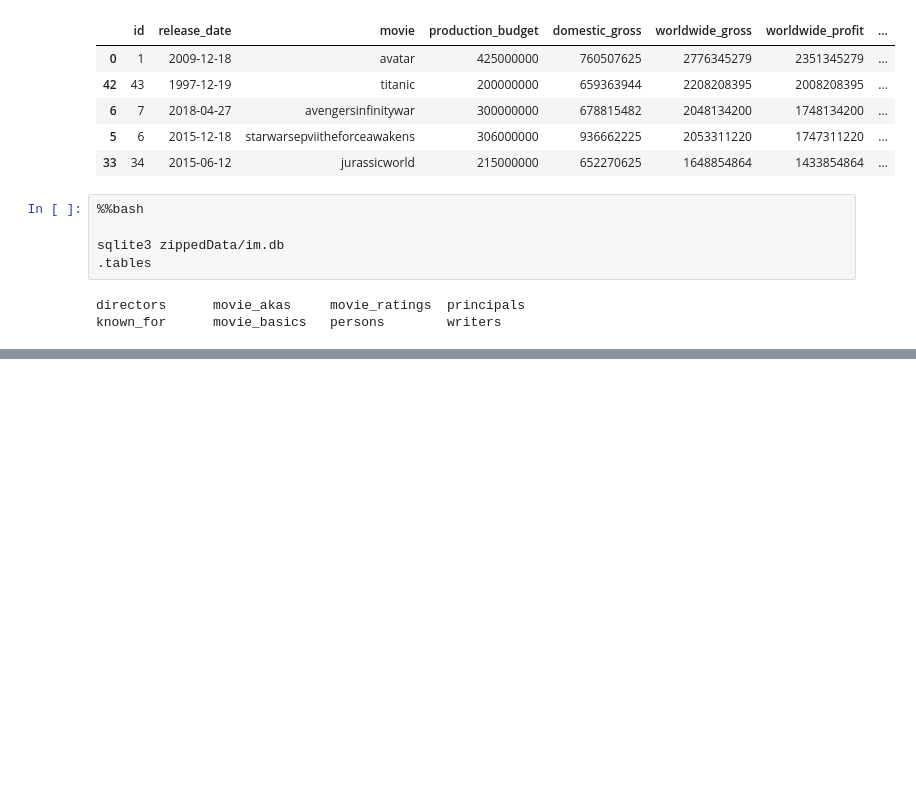
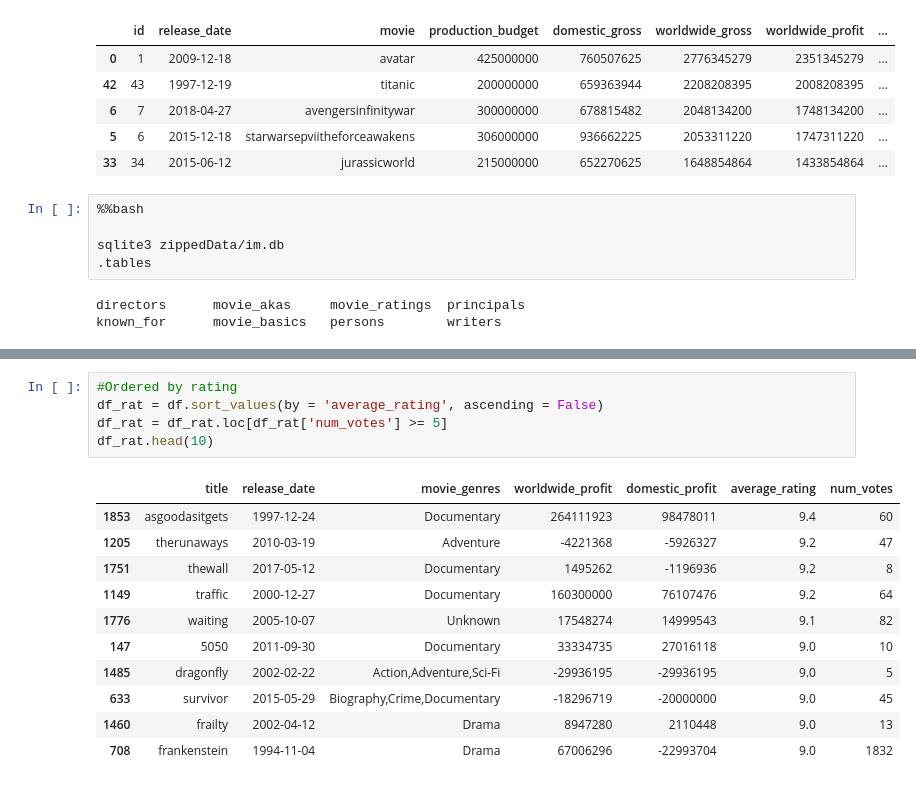
Before and after one commit to mastergrumpus/movie_analysis, a Jupyter notebook: movie_analysis.ipynb, the cells around one changed output, grey strips where cells are left out. Cells and saved outputs as stored; diff of their text form; blank space fills up the shorter version.

```diff
--- a/movie_analysis.ipynb
+++ b/movie_analysis.ipynb
@@ -206,0 +290,17 @@ memory usage: 97.4+ KB
+# %%
+#Ordered by rating
+df_rat = df.sort_values(by = 'average_rating', ascending = False)
+df_rat = df_rat.loc[df_rat['num_votes'] >= 5]
+df_rat.head(10)
+# %% [output]
+|  | title | release_date | movie_genres | worldwide_profit | domestic_profit | average_rating | num_votes |
+| 1853 | asgoodasitgets | 1997-12-24 | Documentary | 264111923 | 98478011 | 9.4 | 60 |
+| 1205 | therunaways | 2010-03-19 | Adventure | -4221368 | -5926327 | 9.2 | 47 |
+| 1751 | thewall | 2017-05-12 | Documentary | 1495262 | -1196936 | 9.2 | 8 |
+| 1149 | traffic | 2000-12-27 | Documentary | 160300000 | 76107476 | 9.2 | 64 |
+| 1776 | waiting | 2005-10-07 | Unknown | 17548274 | 14999543 | 9.1 | 82 |
+| 147 | 5050 | 2011-09-30 | Documentary | 33334735 | 27016118 | 9.0 | 10 |
+| 1485 | dragonfly | 2002-02-22 | Action,Adventure,Sci-Fi | -29936195 | -29936195 | 9.0 | 5 |
+| 633 | survivor | 2015-05-29 | Biography,Crime,Documentary | -18296719 | -20000000 | 9.0 | 45 |
+| 1460 | frailty | 2002-04-12 | Drama | 8947280 | 2110448 | 9.0 | 13 |
+| 708 | frankenstein | 1994-11-04 | Drama | 67006296 | -22993704 | 9.0 | 1832 |
```
Also changed, not shown: parts of 13 cells of this notebook.
